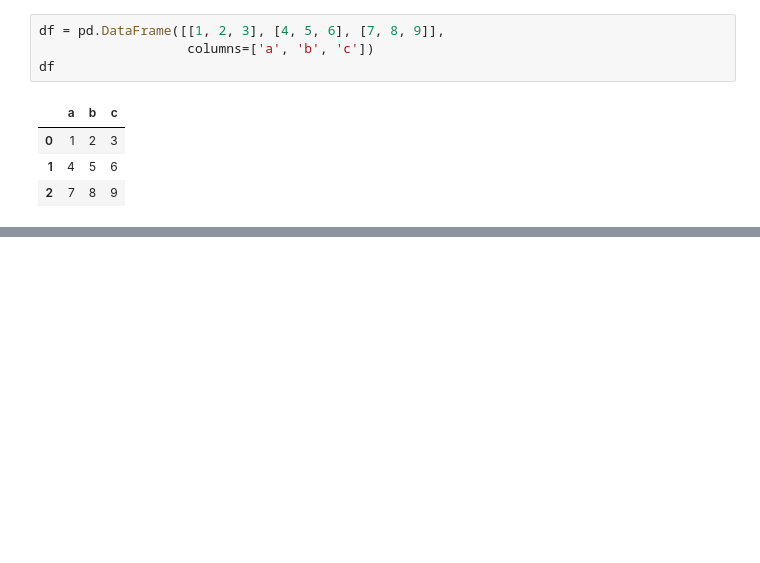
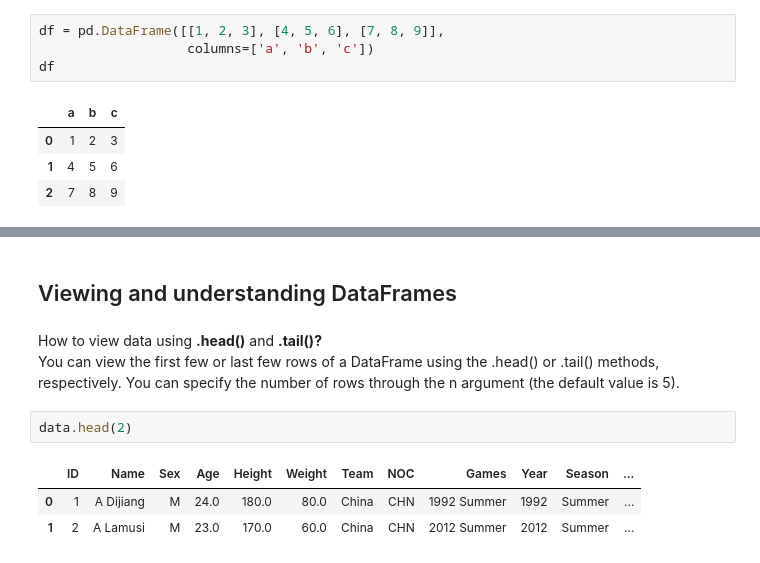
Before and after one commit to MuhammetYorulmaz/pandas_tutorial, a Jupyter notebook: notebooks/pandas_tutorial.ipynb, the cells around one changed output, grey strips where cells are left out. Cells and saved outputs as stored; diff of their text form; blank space fills up the shorter version.

```diff
--- a/notebooks/pandas_tutorial.ipynb
+++ b/notebooks/pandas_tutorial.ipynb
@@ -37,0 +59,11 @@ df
+# %% [markdown]
+## <span style="font-family: Times New Roman;">Viewing and understanding DataFrames</span> <a id='3'></a>
+# %% [markdown]
+<p style="font-family: Times New Roman">How to view data using <strong>.head()</strong> and <strong>.tail()?</strong><br>
+You can view the first few or last few rows of a DataFrame using the .head() or .tail() methods, respectively. You can specify the number of rows through the n argument (the default value is 5).</p>
+# %%
+data.head(2)
+# %% [output]
+|  | ID | Name | Sex | Age | Height | Weight | Team | NOC | Games | Year | Season | ... |
+| 0 | 1 | A Dijiang | M | 24.0 | 180.0 | 80.0 | China | CHN | 1992 Summer | 1992 | Summer | ... |
+| 1 | 2 | A Lamusi | M | 23.0 | 170.0 | 60.0 | China | CHN | 2012 Summer | 2012 | Summer | ... |
```
Also changed, not shown: parts of 41 cells of this notebook.
